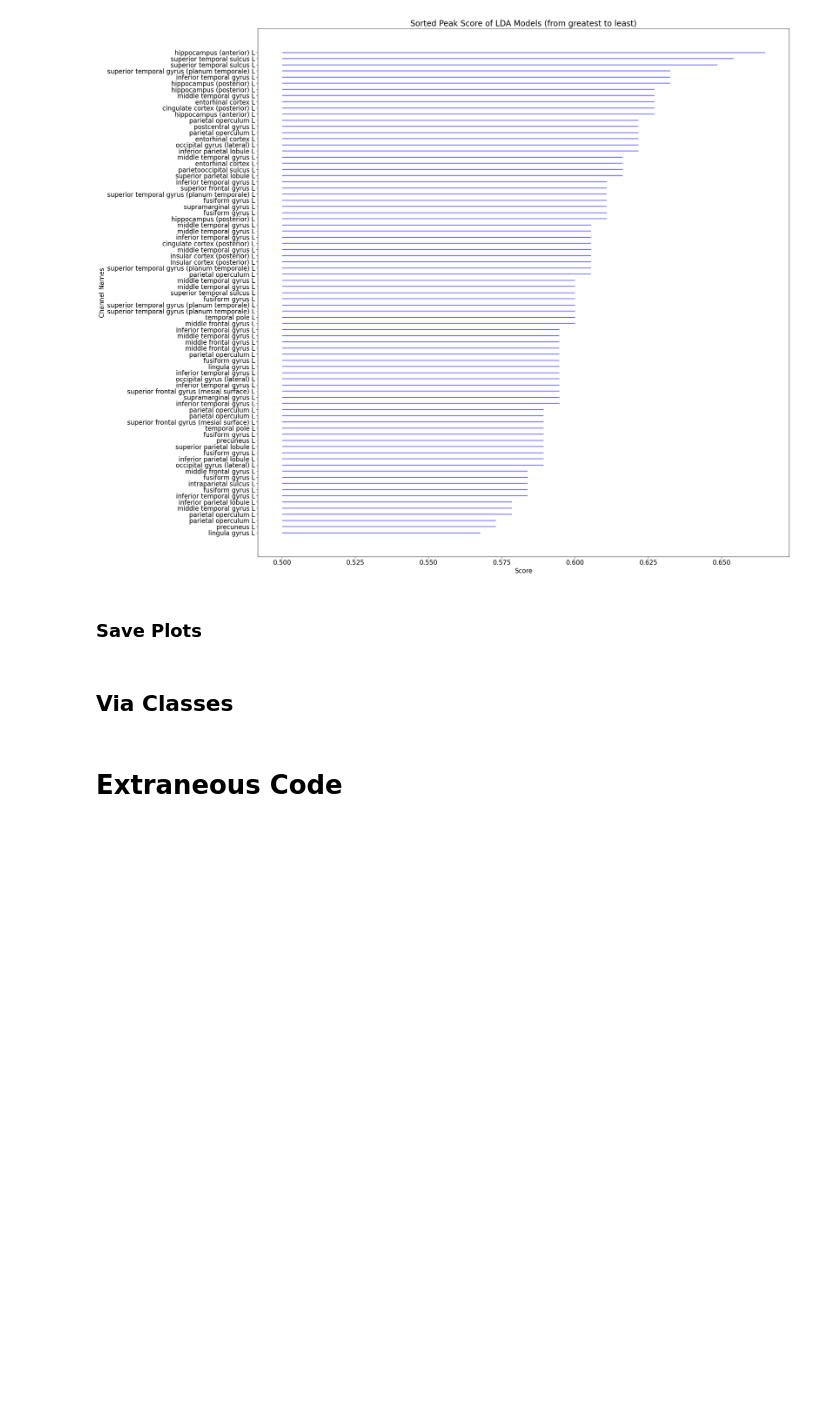
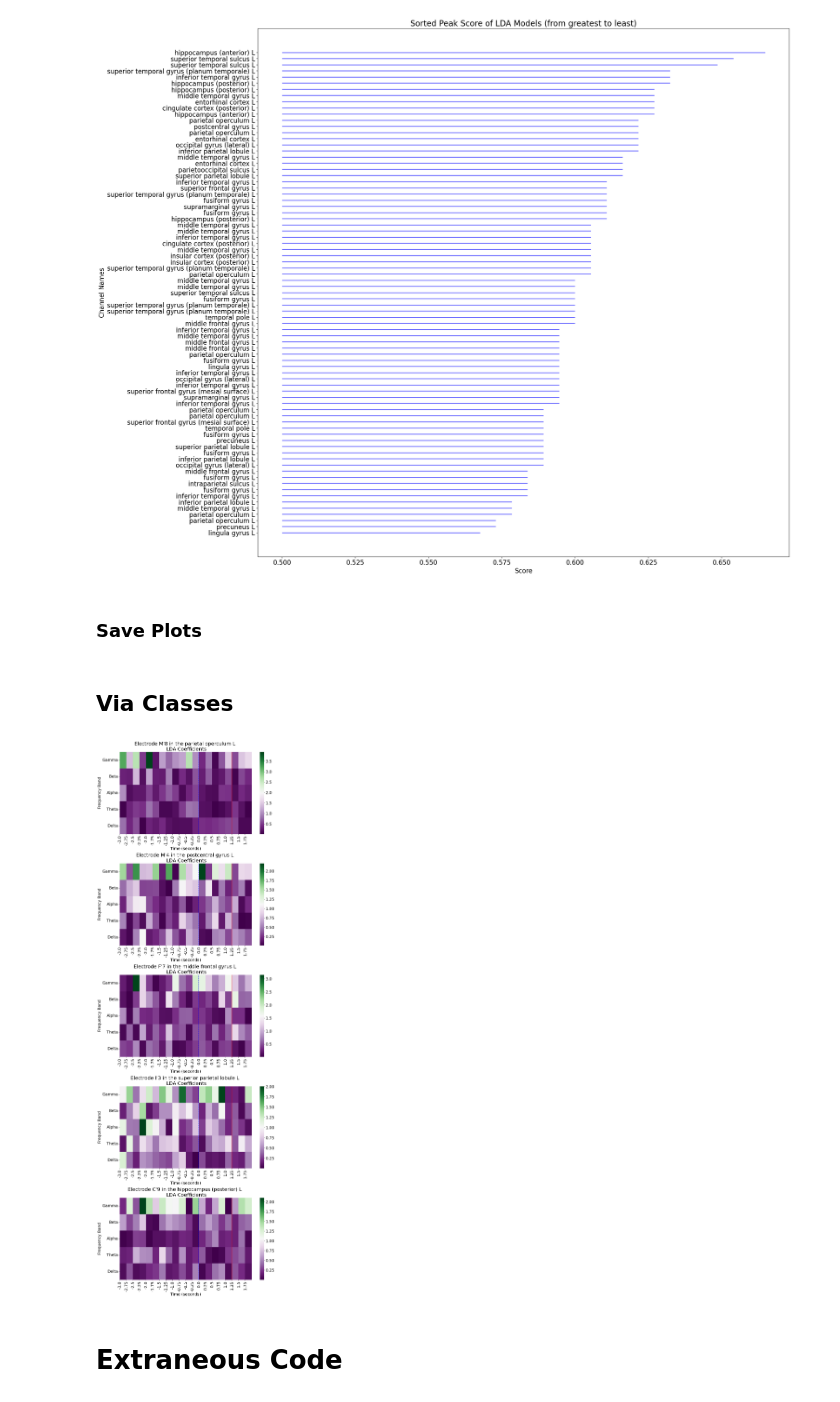
Before and after one commit to ncsl/decoding-decision-making, a Jupyter notebook: [Prototype] EFRI Data Analysis LDA.ipynb, the cells around one changed output. Cells and saved outputs as stored; diff of their text form; code cells hidden in the pictures; blank space fills up the shorter version.

Commit message:
add plot_contributing_channels() to PerTimestepAllChannels

```diff
--- a/[Prototype] EFRI Data Analysis LDA.ipynb
+++ b/[Prototype] EFRI Data Analysis LDA.ipynb
@@ -559,6 +559,8 @@ class ShuffledLDA(LDA):
 
         return t_stat_sums
 # %%
-lda = LDA(data, setup_data)
+lda = LDA()
 # %%
-lda.train_per_channel_and_timestep(f_band_data,y,5)
+lda.train_per_channel_and_timestep(f_band_data,y,setup_data=setup_data, time_resolution=5)
+# %%
+lda.train_on_all_channels(f_band_data, y, setup_data=setup_data, time_resolution= 5, filter_channels= True)
@@ -1233,2 +1323,8 @@ class PerTimestepAllChannels(object):
+# %%
+visualizer = PerTimestepAllChannels(lda)
+# %%
+visualizer.plot_contributing_channels(0.9)
+# %% [output]
+[figure, added]
 # %% [markdown]
 # Extraneous Code
```
Also changed, not shown: parts of 9 cells of this notebook.
